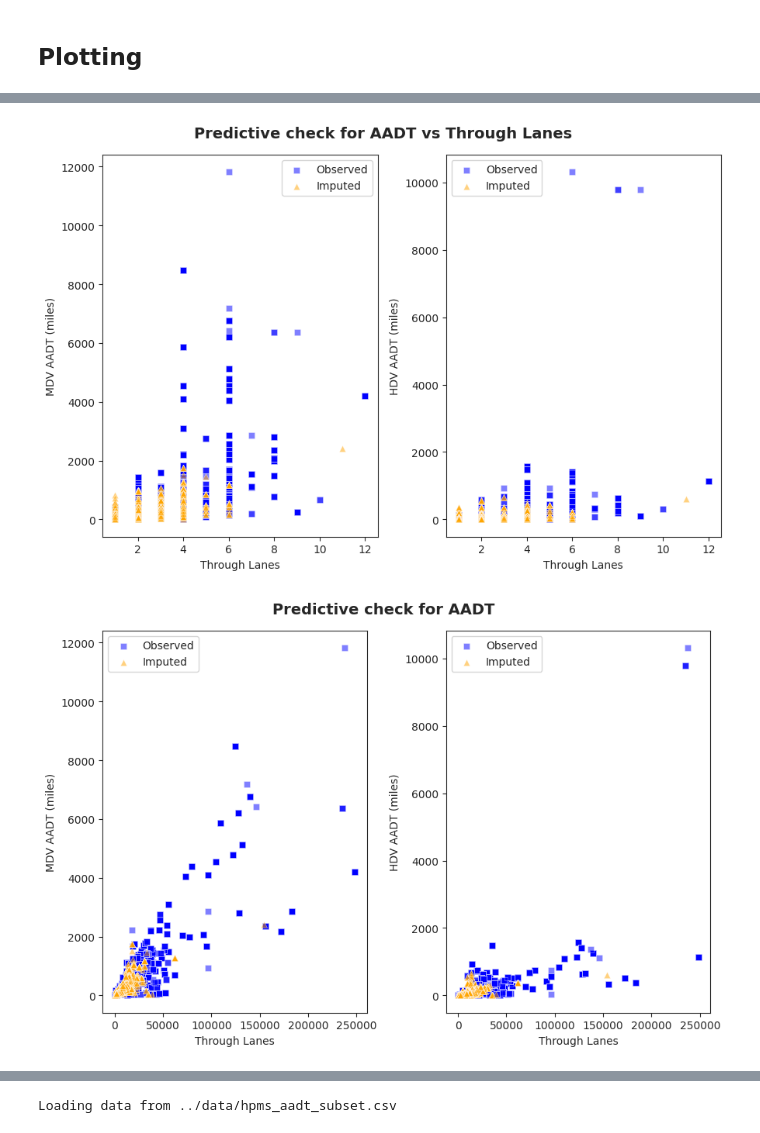
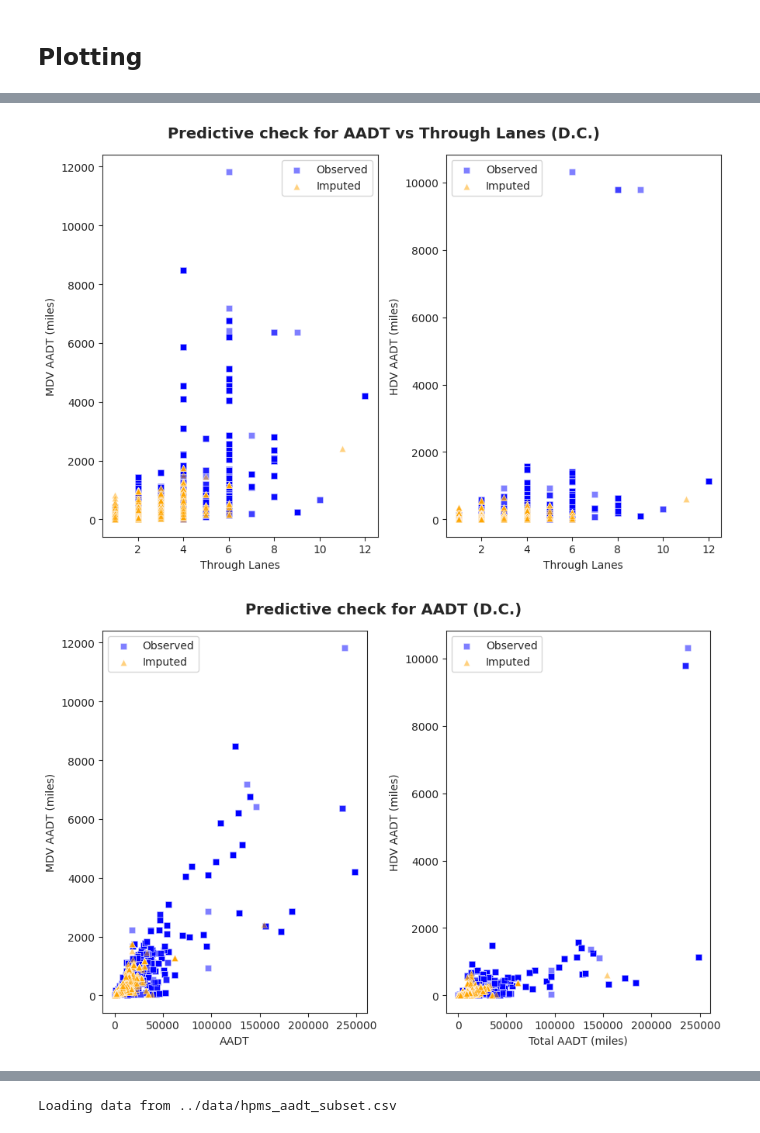
Before and after one commit to aviralchawla/HPMSTrafficData, a Jupyter notebook: src/aadt_ppc.ipynb, the cells around one changed output, grey strips where cells are left out. Saved outputs shown, nothing was run; the diff lists cells and outputs as text; code cells hidden in the pictures.

```diff
--- a/src/aadt_ppc.ipynb
+++ b/src/aadt_ppc.ipynb
@@ -106,7 +106,7 @@ ax2.set_ylabel('HDV AADT (miles)')
 ax2.legend()
 
 # Centered title
-fig.suptitle('Predictive check for AADT vs Through Lanes', fontsize=14, fontweight='bold')
+fig.suptitle('Predictive check for AADT vs Through Lanes (D.C.)', fontsize=14, fontweight='bold')
 
 # Adjust the layout
 plt.tight_layout()
@@ -115,36 +115,36 @@ plt.savefig("../figs/aadt_throughlanes.png")
 # Show the plot
 plt.show()
 # %% [output]
-[figure, old version]
+[figure, new version]
 # %%
 # Set the style to a nicer font
 sns.set_style("ticks")
 
 # Create the scatter plot
 fig, (ax1, ax2) = plt.subplots(1, 2, figsize=(9, 6))
 
 # Scatter plot for MDV AADT
 sns.scatterplot(data=observed_aadt_mdv, y='AADT_MDV', x='AADT', marker='s', color='blue', label='Observed', ax=ax1, alpha=0.5)
 sns.scatterplot(data=imputed_aadt_mdv, y='AADT_MDV', x='AADT', marker='^', color='orange', label='Imputed', ax=ax1, alpha=0.5)
-ax1.set_xlabel('Through Lanes')
+ax1.set_xlabel('AADT')
 ax1.set_ylabel('MDV AADT (miles)')
 ax1.legend()
 
 # Scatter plot for HDV AADT
 sns.scatterplot(data=observed_aadt_hdv, y='AADT_HDV', x='AADT', marker='s', color='blue', label='Observed', ax=ax2, alpha=0.5)
 sns.scatterplot(data=imputed_aadt_hdv, y='AADT_HDV', x='AADT', marker='^', color='orange', label='Imputed', ax=ax2, alpha=0.5)
-ax2.set_xlabel('Through Lanes')
+ax2.set_xlabel('Total AADT (miles)')
 ax2.set_ylabel('HDV AADT (miles)')
 ax2.legend()
 
 # Centered title
-fig.suptitle('Predictive check for AADT', fontsize=14, fontweight='bold')
+fig.suptitle('Predictive check for AADT (D.C.)', fontsize=14, fontweight='bold')
 
 # Adjust the layout
 plt.tight_layout()
 
 plt.savefig("../figs/aadt_aadt.png")
 # Show the plot
 plt.show()
 # %% [output]
-[figure, old version]
+[figure, new version]
```
Also changed, not shown: parts of 5 cells of this notebook, 5 other files.
